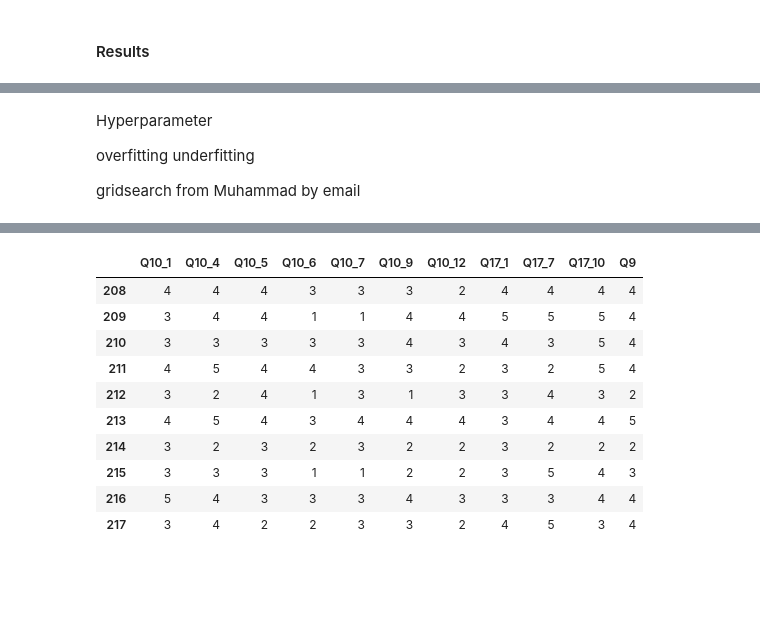
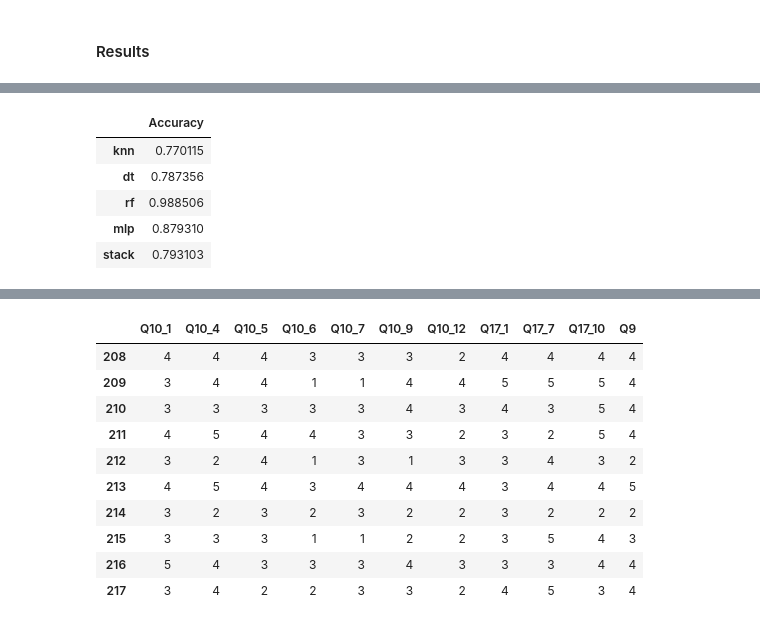
Before and after one commit to jnajera06/PiRates.Stress, a Jupyter notebook: stresslevel.ipynb, the cells around one changed output, grey strips where cells are left out. Drawn from its saved outputs; the diff is of its cells as text; code cells hidden in the pictures; blank space fills up the shorter version.

```diff
--- a/stresslevel.ipynb
+++ b/stresslevel.ipynb
@@ -1647,7 +1650,10 @@ df.to_csv('results.csv')
-# %% [markdown]
-Hyperparameter
-
-overfitting
-underfitting
-
-gridsearch from Muhammad by email
+# %%
+df_acc = pd.DataFrame(acc_df)
+df_acc
+# %% [output]
+|  | Accuracy |
+| knn | 0.770115 |
+| dt | 0.787356 |
+| rf | 0.988506 |
+| mlp | 0.879310 |
+| stack | 0.793103 |
```
Also changed, not shown: parts of 48 cells of this notebook, 10 other files.
